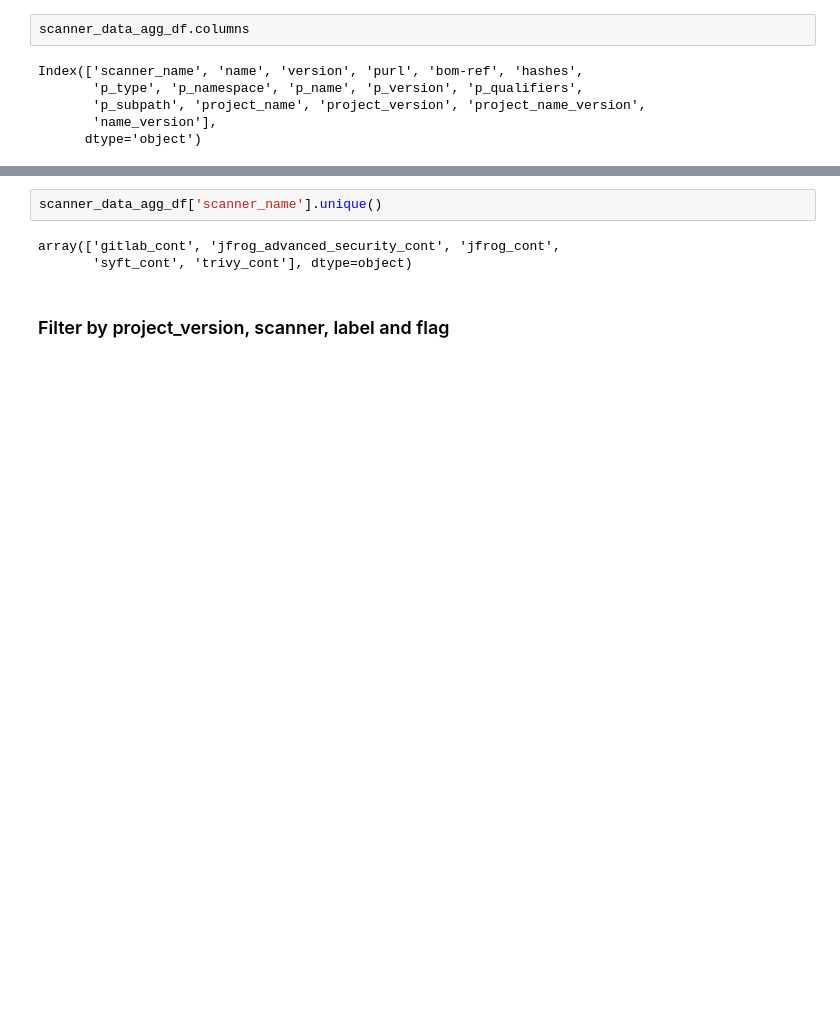
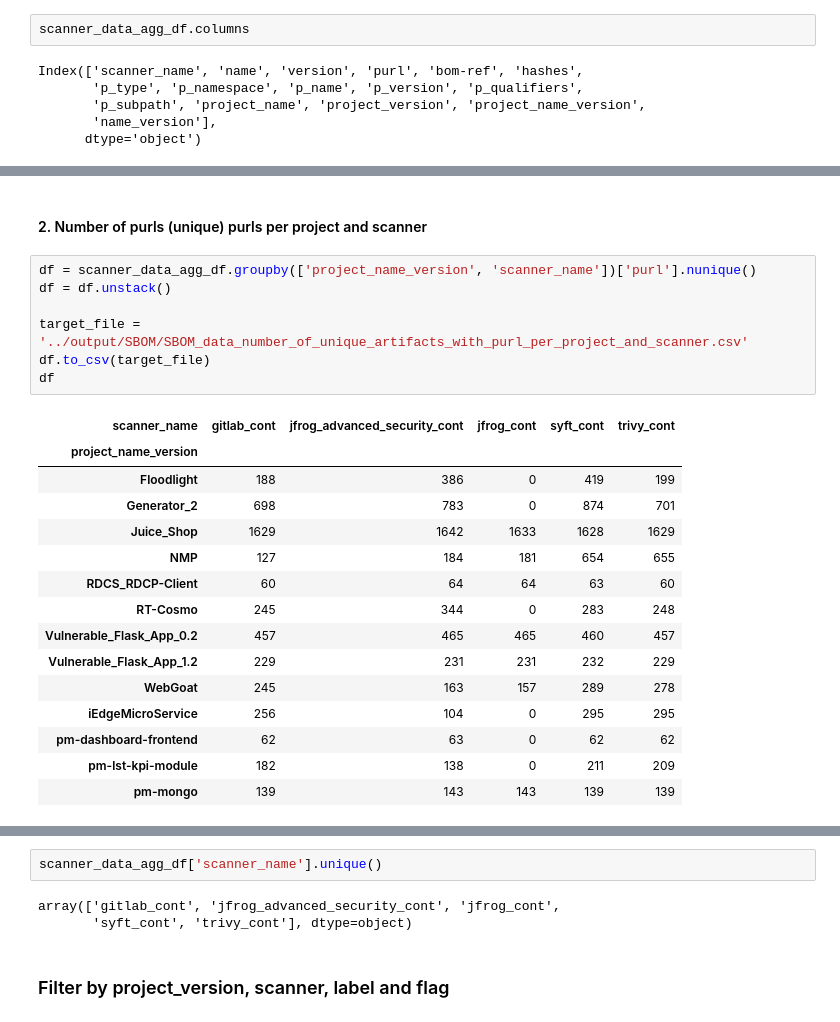
Before and after one commit to markb77/data_analysis, a Jupyter notebook: notebooks/SoftwareCompositionAnalysis.ipynb, the cells around one changed output, grey strips where cells are left out. Cells and saved outputs as stored; diff of their text form; blank space fills up the shorter version.

```diff
--- a/notebooks/SoftwareCompositionAnalysis.ipynb
+++ b/notebooks/SoftwareCompositionAnalysis.ipynb
@@ -336,0 +437,25 @@ Index(['scanner_name', 'name', 'version', 'purl', 'bom-ref', 'hashes',
+# %% [markdown]
+#### 2. Number of purls (unique) purls per project and scanner
+# %%
+df = scanner_data_agg_df.groupby(['project_name_version', 'scanner_name'])['purl'].nunique()
+df = df.unstack()
+
+target_file = '../output/SBOM/SBOM_data_number_of_unique_artifacts_with_purl_per_project_and_scanner.csv'
+df.to_csv(target_file)
+df
+# %% [output]
+| scanner_name | gitlab_cont | jfrog_advanced_security_cont | jfrog_cont | syft_cont | trivy_cont |
+| project_name_version |  |  |  |  |  |
+| Floodlight | 188 | 386 | 0 | 419 | 199 |
+| Generator_2 | 698 | 783 | 0 | 874 | 701 |
+| Juice_Shop | 1629 | 1642 | 1633 | 1628 | 1629 |
+| NMP | 127 | 184 | 181 | 654 | 655 |
+| RDCS_RDCP-Client | 60 | 64 | 64 | 63 | 60 |
+| RT-Cosmo | 245 | 344 | 0 | 283 | 248 |
+| Vulnerable_Flask_App_0.2 | 457 | 465 | 465 | 460 | 457 |
+| Vulnerable_Flask_App_1.2 | 229 | 231 | 231 | 232 | 229 |
+| WebGoat | 245 | 163 | 157 | 289 | 278 |
+| iEdgeMicroService | 256 | 104 | 0 | 295 | 295 |
+| pm-dashboard-frontend | 62 | 63 | 0 | 62 | 62 |
+| pm-lst-kpi-module | 182 | 138 | 0 | 211 | 209 |
+| pm-mongo | 139 | 143 | 143 | 139 | 139 |
```
Also changed, not shown: parts of 58 cells of this notebook, 2 other files.
